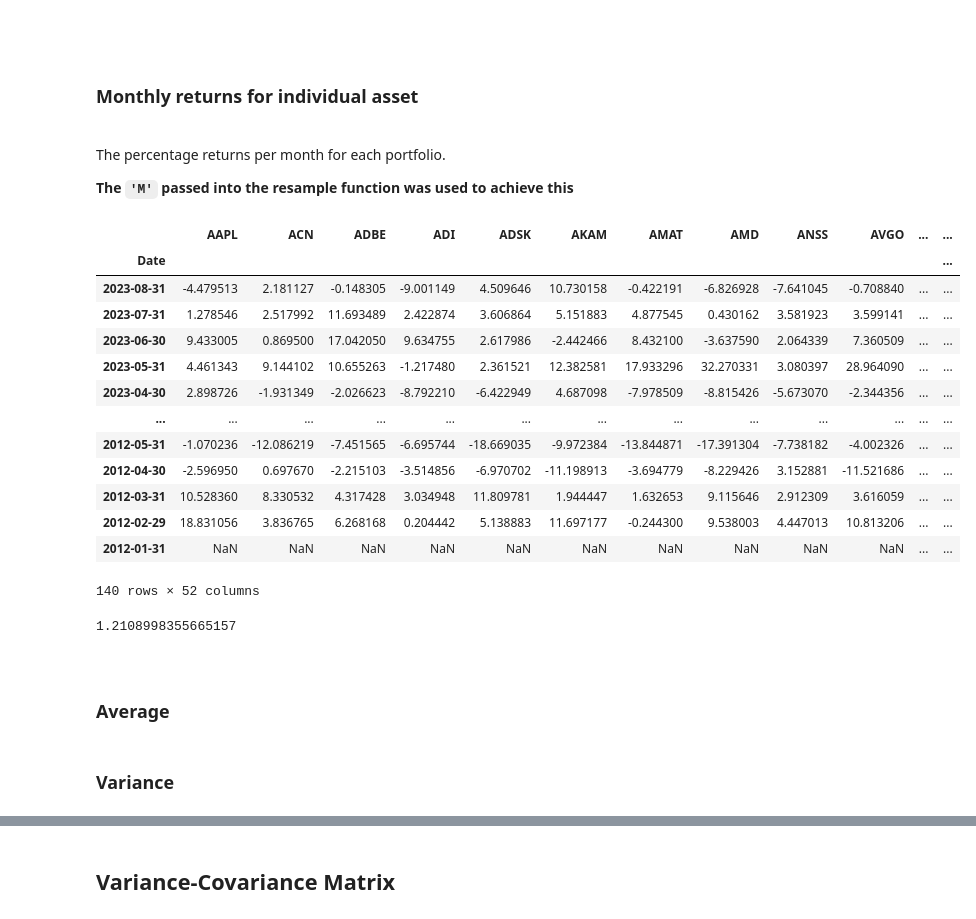
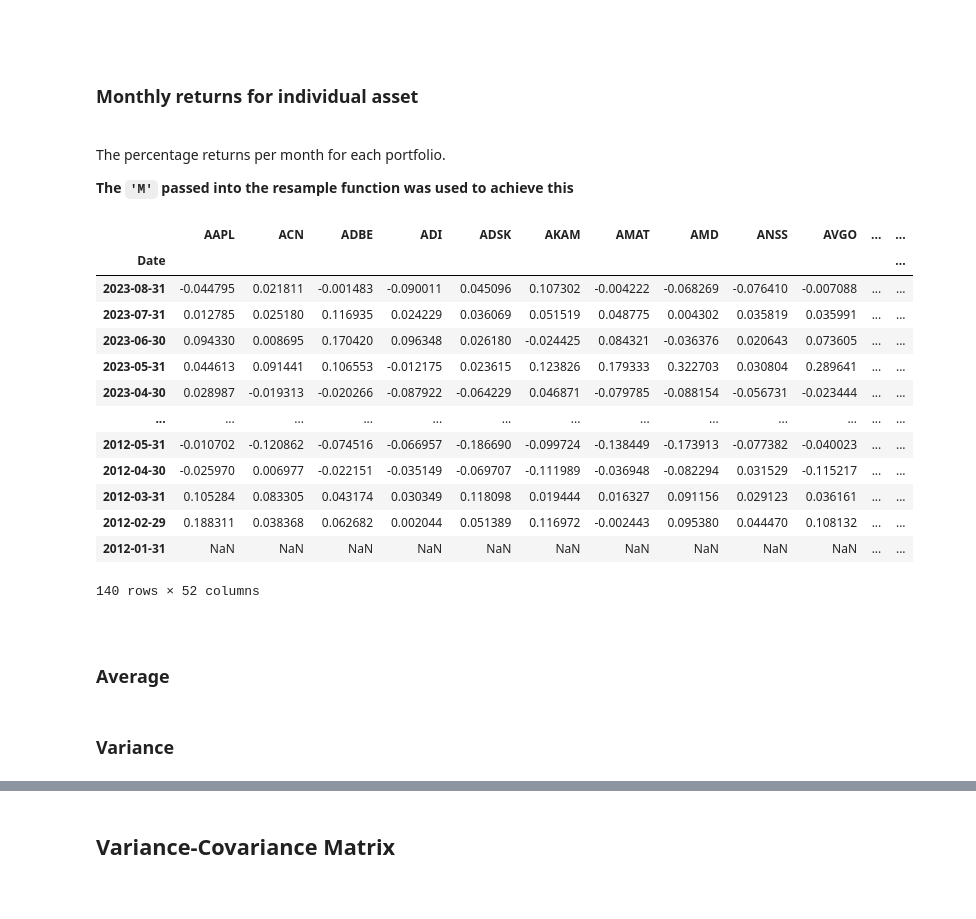
Before and after one commit to YinkaOlusola/stock_portfolio_project, a Jupyter notebook: notebook.ipynb, the cells around one changed output, grey strips where cells are left out. Drawn from its saved outputs; the diff is of its cells as text; code cells hidden in the pictures.

```diff
--- a/notebook.ipynb
+++ b/notebook.ipynb
@@ -233,27 +235,23 @@ for csv_file in csv_files:
         ind_monthly_return = pd.DataFrame(combined_df[file_name].resample('M').ffill().pct_change())
         monthly_returns = pd.concat([monthly_returns, ind_monthly_return], axis=1)
 # %%
-monthly_returns = monthly_returns.sort_values(['Date'], ascending=False).mul(100)
+monthly_returns = monthly_returns.sort_values(['Date'], ascending=False)#.mul(100)
 monthly_returns
 # %% [output]
 |  | AAPL | ACN | ADBE | ADI | ADSK | AKAM | AMAT | AMD | ANSS | AVGO | ... | ... |
 | Date |  |  |  |  |  |  |  |  |  |  |  | ... |
-| 2023-08-31 | -4.479513 | 2.181127 | -0.148305 | -9.001149 | 4.509646 | 10.730158 | -0.422191 | -6.826928 | -7.641045 | -0.708840 | ... | ... |
-| 2023-07-31 | 1.278546 | 2.517992 | 11.693489 | 2.422874 | 3.606864 | 5.151883 | 4.877545 | 0.430162 | 3.581923 | 3.599141 | ... | ... |
-| 2023-06-30 | 9.433005 | 0.869500 | 17.042050 | 9.634755 | 2.617986 | -2.442466 | 8.432100 | -3.637590 | 2.064339 | 7.360509 | ... | ... |
-| 2023-05-31 | 4.461343 | 9.144102 | 10.655263 | -1.217480 | 2.361521 | 12.382581 | 17.933296 | 32.270331 | 3.080397 | 28.964090 | ... | ... |
-| 2023-04-30 | 2.898726 | -1.931349 | -2.026623 | -8.792210 | -6.422949 | 4.687098 | -7.978509 | -8.815426 | -5.673070 | -2.344356 | ... | ... |
+| 2023-08-31 | -0.044795 | 0.021811 | -0.001483 | -0.090011 | 0.045096 | 0.107302 | -0.004222 | -0.068269 | -0.076410 | -0.007088 | ... | ... |
+| 2023-07-31 | 0.012785 | 0.025180 | 0.116935 | 0.024229 | 0.036069 | 0.051519 | 0.048775 | 0.004302 | 0.035819 | 0.035991 | ... | ... |
+| 2023-06-30 | 0.094330 | 0.008695 | 0.170420 | 0.096348 | 0.026180 | -0.024425 | 0.084321 | -0.036376 | 0.020643 | 0.073605 | ... | ... |
+| 2023-05-31 | 0.044613 | 0.091441 | 0.106553 | -0.012175 | 0.023615 | 0.123826 | 0.179333 | 0.322703 | 0.030804 | 0.289641 | ... | ... |
+| 2023-04-30 | 0.028987 | -0.019313 | -0.020266 | -0.087922 | -0.064229 | 0.046871 | -0.079785 | -0.088154 | -0.056731 | -0.023444 | ... | ... |
 | ... | ... | ... | ... | ... | ... | ... | ... | ... | ... | ... | ... | ... |
-| 2012-05-31 | -1.070236 | -12.086219 | -7.451565 | -6.695744 | -18.669035 | -9.972384 | -13.844871 | -17.391304 | -7.738182 | -4.002326 | ... | ... |
-| 2012-04-30 | -2.596950 | 0.697670 | -2.215103 | -3.514856 | -6.970702 | -11.198913 | -3.694779 | -8.229426 | 3.152881 | -11.521686 | ... | ... |
-| 2012-03-31 | 10.528360 | 8.330532 | 4.317428 | 3.034948 | 11.809781 | 1.944447 | 1.632653 | 9.115646 | 2.912309 | 3.616059 | ... | ... |
-| 2012-02-29 | 18.831056 | 3.836765 | 6.268168 | 0.204442 | 5.138883 | 11.697177 | -0.244300 | 9.538003 | 4.447013 | 10.813206 | ... | ... |
+| 2012-05-31 | -0.010702 | -0.120862 | -0.074516 | -0.066957 | -0.186690 | -0.099724 | -0.138449 | -0.173913 | -0.077382 | -0.040023 | ... | ... |
+| 2012-04-30 | -0.025970 | 0.006977 | -0.022151 | -0.035149 | -0.069707 | -0.111989 | -0.036948 | -0.082294 | 0.031529 | -0.115217 | ... | ... |
+| 2012-03-31 | 0.105284 | 0.083305 | 0.043174 | 0.030349 | 0.118098 | 0.019444 | 0.016327 | 0.091156 | 0.029123 | 0.036161 | ... | ... |
+| 2012-02-29 | 0.188311 | 0.038368 | 0.062682 | 0.002044 | 0.051389 | 0.116972 | -0.002443 | 0.095380 | 0.044470 | 0.108132 | ... | ... |
 | 2012-01-31 | NaN | NaN | NaN | NaN | NaN | NaN | NaN | NaN | NaN | NaN | ... | ... |
 140 rows × 52 columns
-# %%
-monthly_returns['AKAM'].mean()
-# %% [output]
-1.2108998355665157
 # %% [markdown]
 <br>
 
@@ -270,5 +268,3 @@ AverageMonthlyReturn = pd.DataFrame(monthly_returns.mean(), columns=['AverageMon
 
 # Average annual return computed from the AverageMonthlyReturn
 AverageAnnualReturn = AverageMonthlyReturn.mul(12)
-# %% [markdown]
-### Variance
@@ -286,0 +271,2 @@ AnnualVariance = MonthlyVariance.mul(12)
+# %% [markdown]
+### Variance
```
Also changed, not shown: parts of 37 cells of this notebook, 1 other file.
